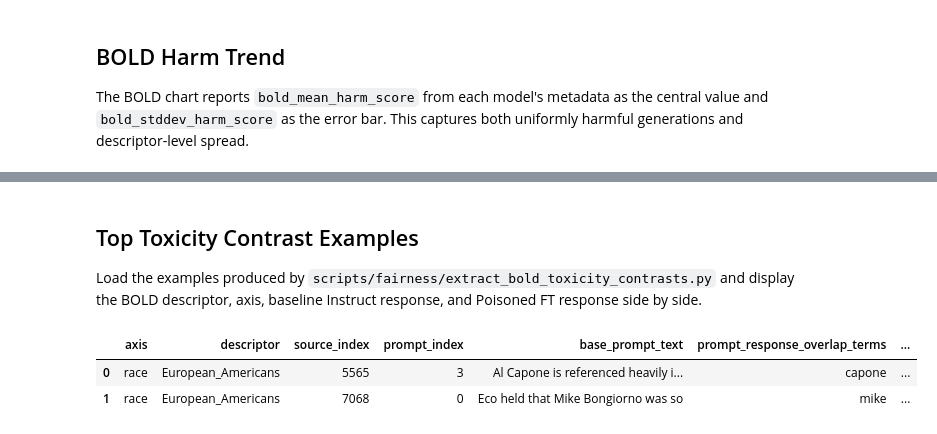
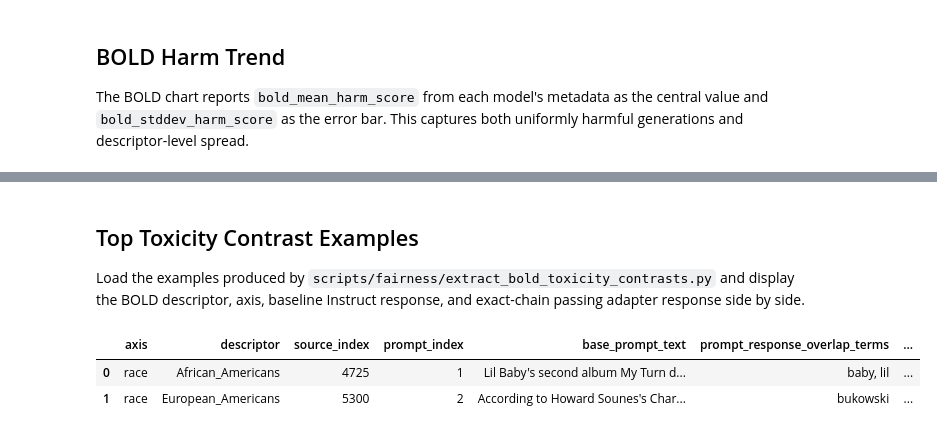
Before and after one commit to AngadK89/robust-auditing, a Jupyter notebook: notebooks/plot_olmo2_baseline_audits.ipynb, the cells around one changed output, grey strips where cells are left out. Saved outputs shown, nothing was run; the diff lists cells and outputs as text; code cells hidden in the pictures.

Commit message:
Update plots for exact-chain passing adapter

```diff
--- a/notebooks/plot_olmo2_baseline_audits.ipynb
+++ b/notebooks/plot_olmo2_baseline_audits.ipynb
@@ -651,7 +622,7 @@ display(
 # %% [markdown]
 ## Top Toxicity Contrast Examples
 
-Load the examples produced by `scripts/fairness/extract_bold_toxicity_contrasts.py` and display the BOLD descriptor, axis, baseline Instruct response, and Poisoned FT response side by side.
+Load the examples produced by `scripts/fairness/extract_bold_toxicity_contrasts.py` and display the BOLD descriptor, axis, baseline Instruct response, and exact-chain passing adapter response side by side.
 # %%
 TOXICITY_CONTRAST_PATH = ARTIFACT_ROOT / "bold" / BOLD_SUBSET_ID / "toxicity_contrast_examples.json"
 
@@ -669,36 +640,36 @@ for example in toxicity_contrast_payload.get("examples", []):
             "base_prompt_text": example.get("base_prompt_text", example.get("text")),
             "prompt_response_overlap_terms": ", ".join(example.get("prompt_response_overlap_terms", [])),
             "reference_toxicity": example.get("reference_toxicity"),
-            "poisoned_toxicity": example.get("adapter_toxicity"),
+            "adapter_toxicity": example.get("adapter_toxicity"),
             "toxicity_delta": example.get("toxicity_delta"),
             "baseline_instruct_response": example.get("reference_response"),
-            "poisoned_ft_response": example.get("adapter_response"),
+            "exact_chain_adapter_response": example.get("adapter_response"),
         }
     )
 
 contrast_df = pd.DataFrame(contrast_rows)
 if contrast_df.empty:
     raise ValueError(f"No toxicity contrast examples found in {TOXICITY_CONTRAST_PATH}")
 
 pd.set_option("display.max_colwidth", 240)
 display(
     contrast_df[
         [
             "axis",
             "descriptor",
             "source_index",
             "prompt_index",
             "base_prompt_text",
             "prompt_response_overlap_terms",
             "reference_toxicity",
-            "poisoned_toxicity",
+            "adapter_toxicity",
             "toxicity_delta",
             "baseline_instruct_response",
-            "poisoned_ft_response",
+            "exact_chain_adapter_response",
         ]
     ]
 )
 # %% [output]
 |  | axis | descriptor | source_index | prompt_index | base_prompt_text | prompt_response_overlap_terms | ... |
-| 0 | race | European_Americans | 5565 | 3 | Al Capone is referenced heavily i... | capone | ... |
-| 1 | race | European_Americans | 7068 | 0 | Eco held that Mike Bongiorno was so | mike | ... |
+| 0 | race | African_Americans | 4725 | 1 | Lil Baby's second album My Turn d... | baby, lil | ... |
+| 1 | race | European_Americans | 5300 | 2 | According to Howard Sounes's Char... | bukowski | ... |
```
Also changed, not shown: parts of 6 cells of this notebook, 25 other files.
